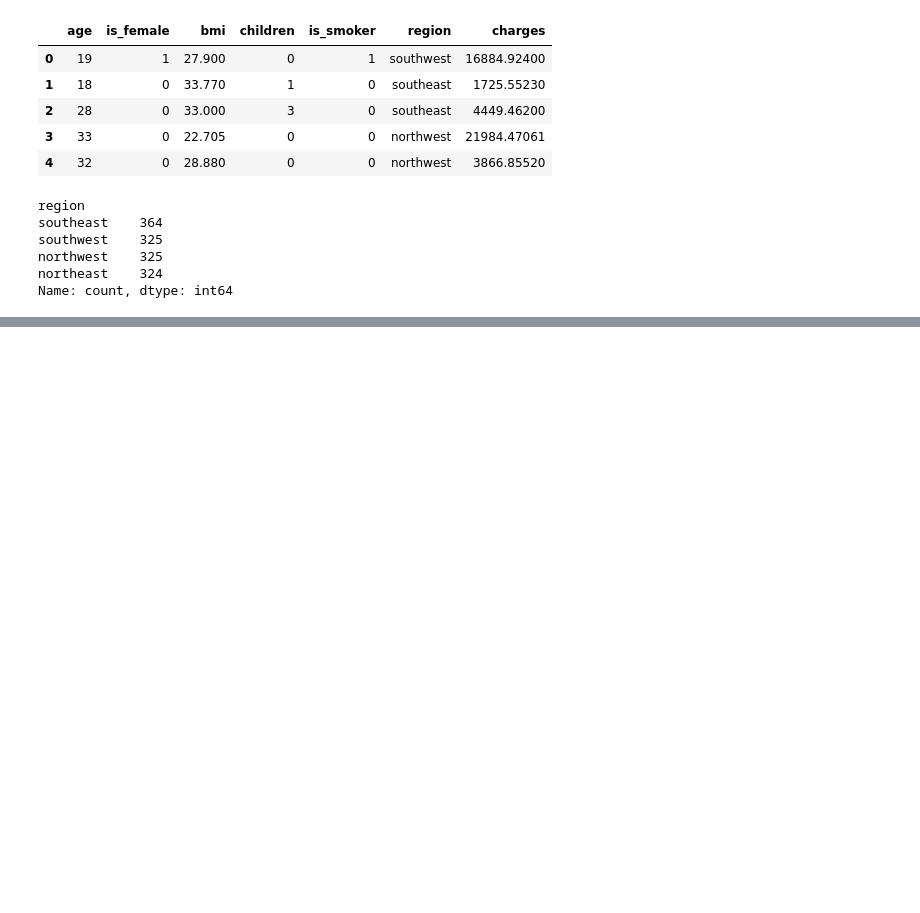
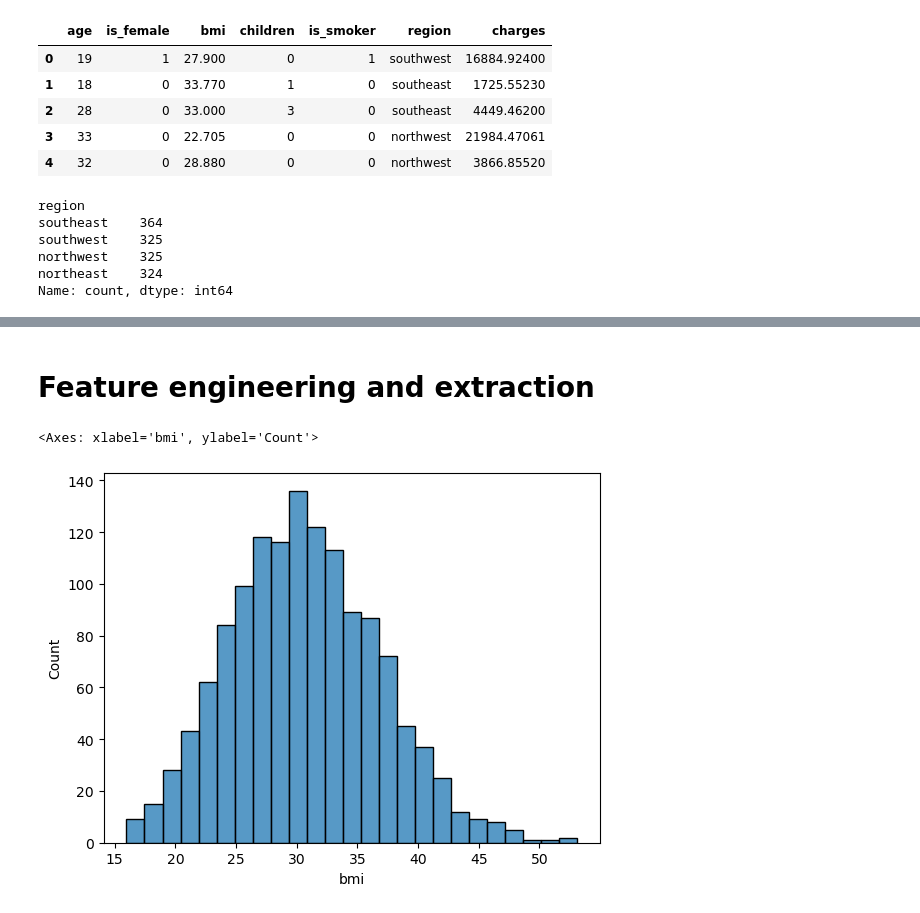
Before and after one commit to sumitkumar2299/Data_Science, a Jupyter notebook: Machine_learning/project1/insurance.ipynb, the cells around one changed output, grey strips where cells are left out. Saved outputs shown, nothing was run; the diff lists cells and outputs as text; code cells hidden in the pictures; blank space fills up the shorter version.

```diff
--- a/Machine_learning/project1/insurance.ipynb
+++ b/Machine_learning/project1/insurance.ipynb
@@ -229,0 +257,7 @@ Name: count, dtype: int64
+# %% [markdown]
+# Feature engineering and extraction
+# %%
+sns.histplot(df['bmi'])
+# %% [output]
+<Axes: xlabel='bmi', ylabel='Count'>
+[figure, added]
```
Also changed, not shown: parts of 10 cells of this notebook.
